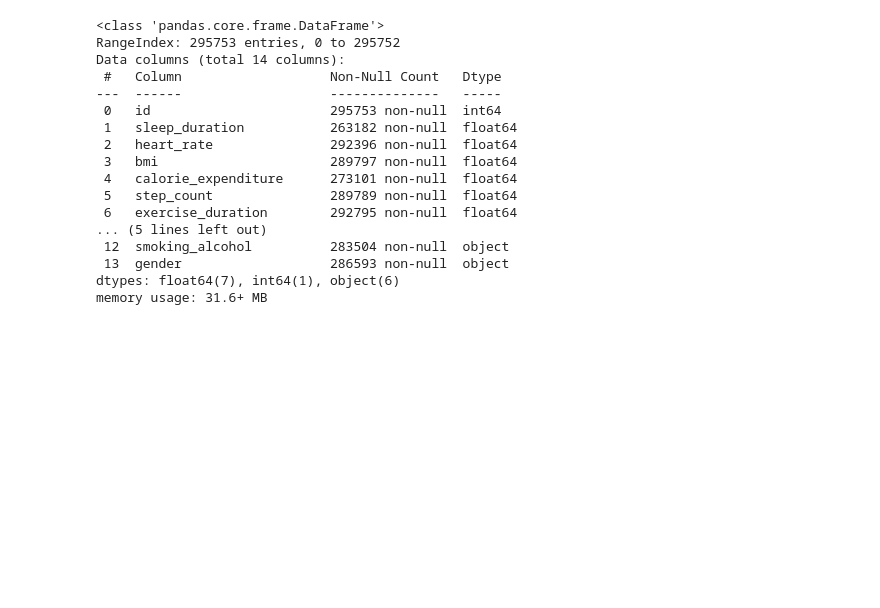
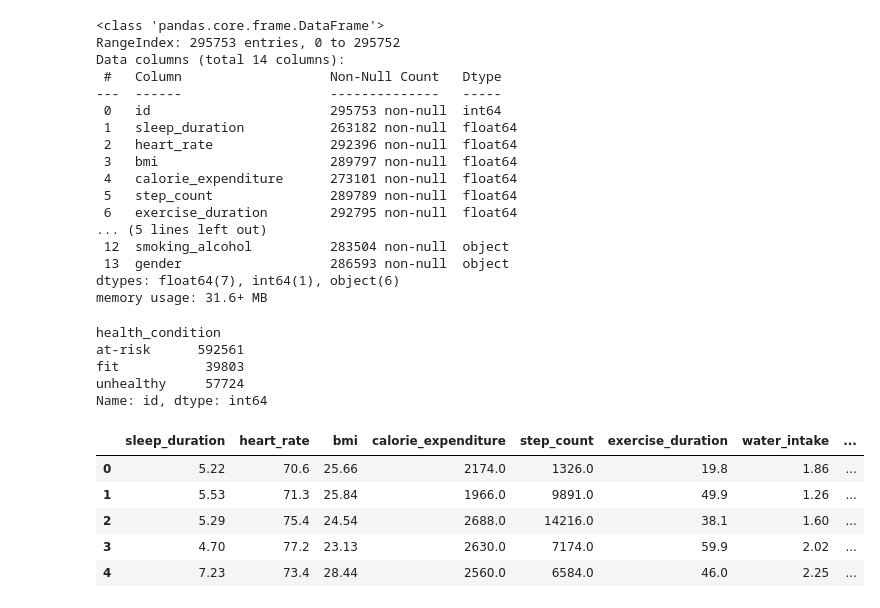
Before and after one commit to rpsingh21/kaggle-practices, a Jupyter notebook: PredictingStudentHealthRisk.ipynb, the cells around one changed output. Drawn from its saved outputs; the diff is of its cells as text; code cells hidden in the pictures; blank space fills up the shorter version.

Commit message:
Kaggle Notebook | Predicting Student Health Risk | Version 2

```diff
--- a/PredictingStudentHealthRisk.ipynb
+++ b/PredictingStudentHealthRisk.ipynb
@@ -85,3 +96,21 @@ dtypes: float64(7), int64(1), object(6)
 memory usage: 31.6+ MB
 # %%
 from sklearn.model_selection import train_test_split
+# %%
+train.groupby('health_condition')['id'].count()
+# %% [output]
+health_condition
+at-risk      592561
+fit           39803
+unhealthy     57724
+Name: id, dtype: int64
+# %%
+x, y = train.drop(columns=['id', 'health_condition'], axis=1), train[['health_condition']]
+x.head()
+# %% [output]
+|  | sleep_duration | heart_rate | bmi | calorie_expenditure | step_count | exercise_duration | water_intake | ... |
+| 0 | 5.22 | 70.6 | 25.66 | 2174.0 | 1326.0 | 19.8 | 1.86 | ... |
+| 1 | 5.53 | 71.3 | 25.84 | 1966.0 | 9891.0 | 49.9 | 1.26 | ... |
+| 2 | 5.29 | 75.4 | 24.54 | 2688.0 | 14216.0 | 38.1 | 1.60 | ... |
+| 3 | 4.70 | 77.2 | 23.13 | 2630.0 | 7174.0 | 59.9 | 2.02 | ... |
+| 4 | 7.23 | 73.4 | 28.44 | 2560.0 | 6584.0 | 46.0 | 2.25 | ... |
```
Also changed, not shown: parts of 16 cells of this notebook.
